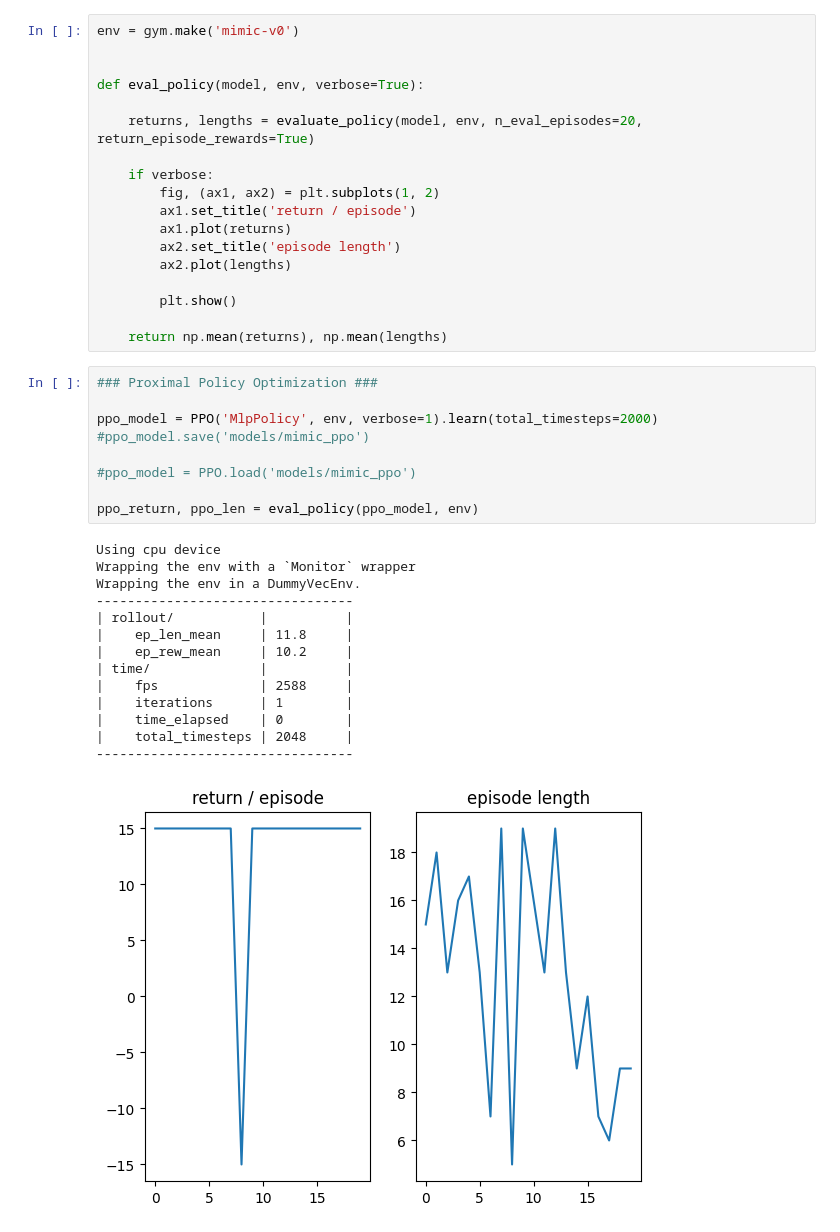
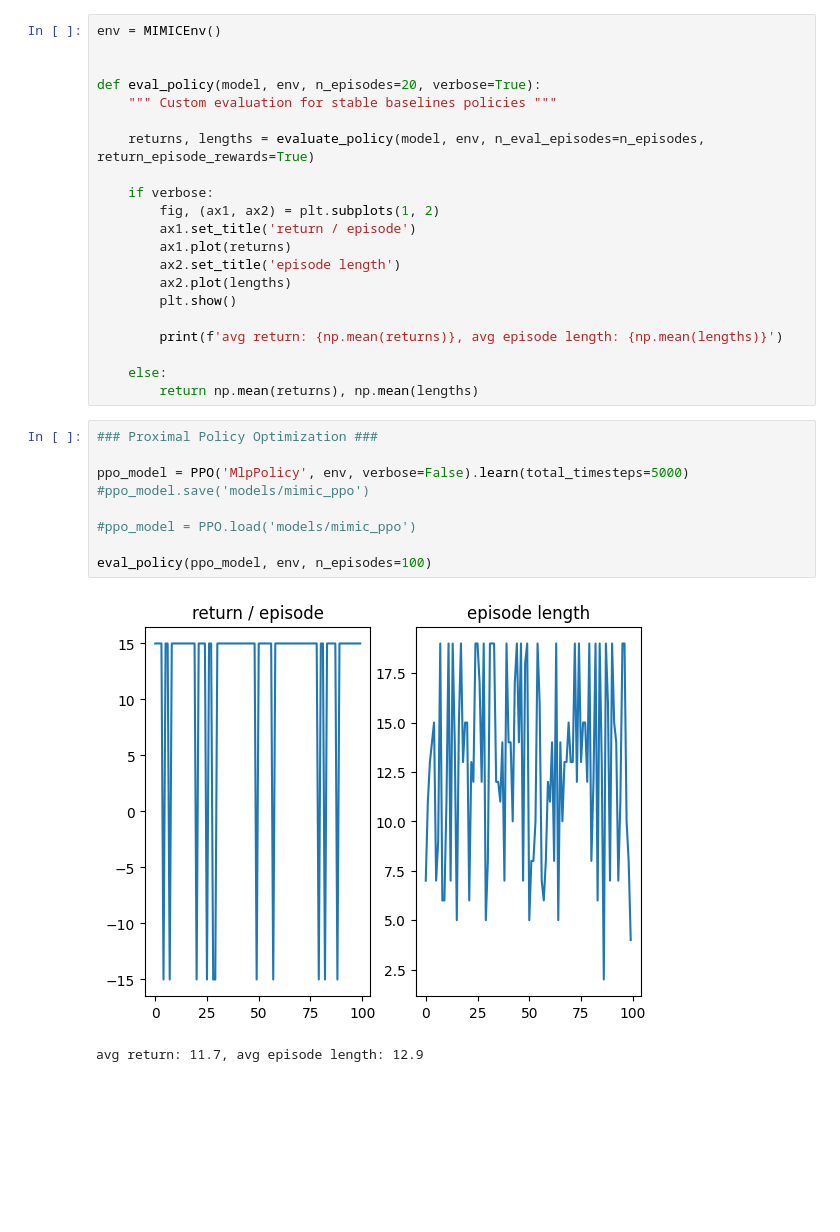
Before and after one commit to weissguy/rl-sepsis, a Jupyter notebook: mimic_policies.ipynb, the cells around one changed output. Saved outputs shown, nothing was run; the diff lists cells and outputs as text; blank space fills up the shorter version.

```diff
--- a/mimic_policies.ipynb
+++ b/mimic_policies.ipynb
@@ -11,11 +13,12 @@ from stable_baselines3.common.evaluation import evaluate_policy
 from dddqn import DDDQN_Agent
 # %%
-env = gym.make('mimic-v0')
+env = MIMICEnv()
 
 
-def eval_policy(model, env, verbose=True):
+def eval_policy(model, env, n_episodes=20, verbose=True):
+    """ Custom evaluation for stable baselines policies """
 
-    returns, lengths = evaluate_policy(model, env, n_eval_episodes=20, return_episode_rewards=True)
+    returns, lengths = evaluate_policy(model, env, n_eval_episodes=n_episodes, return_episode_rewards=True)
 
     if verbose:
         fig, (ax1, ax2) = plt.subplots(1, 2)
@@ -23,34 +26,24 @@ def eval_policy(model, env, verbose=True):
         ax1.plot(returns)
         ax2.set_title('episode length')
         ax2.plot(lengths)
-
         plt.show()
 
-    return np.mean(returns), np.mean(lengths)
+        print(f'avg return: {np.mean(returns)}, avg episode length: {np.mean(lengths)}')
+
+    else:
+        return np.mean(returns), np.mean(lengths)
 # %%
 ### Proximal Policy Optimization ###
 
-ppo_model = PPO('MlpPolicy', env, verbose=1).learn(total_timesteps=2000)
+ppo_model = PPO('MlpPolicy', env, verbose=False).learn(total_timesteps=5000)
 #ppo_model.save('models/mimic_ppo')
 
 #ppo_model = PPO.load('models/mimic_ppo')
 
-ppo_return, ppo_len = eval_policy(ppo_model, env)
+eval_policy(ppo_model, env, n_episodes=100)
 # %% [output]
+[figure, new version]
-Using cpu device
-Wrapping the env with a `Monitor` wrapper
-Wrapping the env in a DummyVecEnv.
----------------------------------
-| rollout/           |          |
-|    ep_len_mean     | 11.8     |
-|    ep_rew_mean     | 10.2     |
-| time/              |          |
-|    fps             | 2588     |
-|    iterations      | 1        |
-|    time_elapsed    | 0        |
-|    total_timesteps | 2048     |
----------------------------------
+avg return: 11.7, avg episode length: 12.9
-[figure, old version]
 # %%
 ### Deep Q Networks ###
 
```
Also changed, not shown: parts of 5 cells of this notebook, 3 other files.
